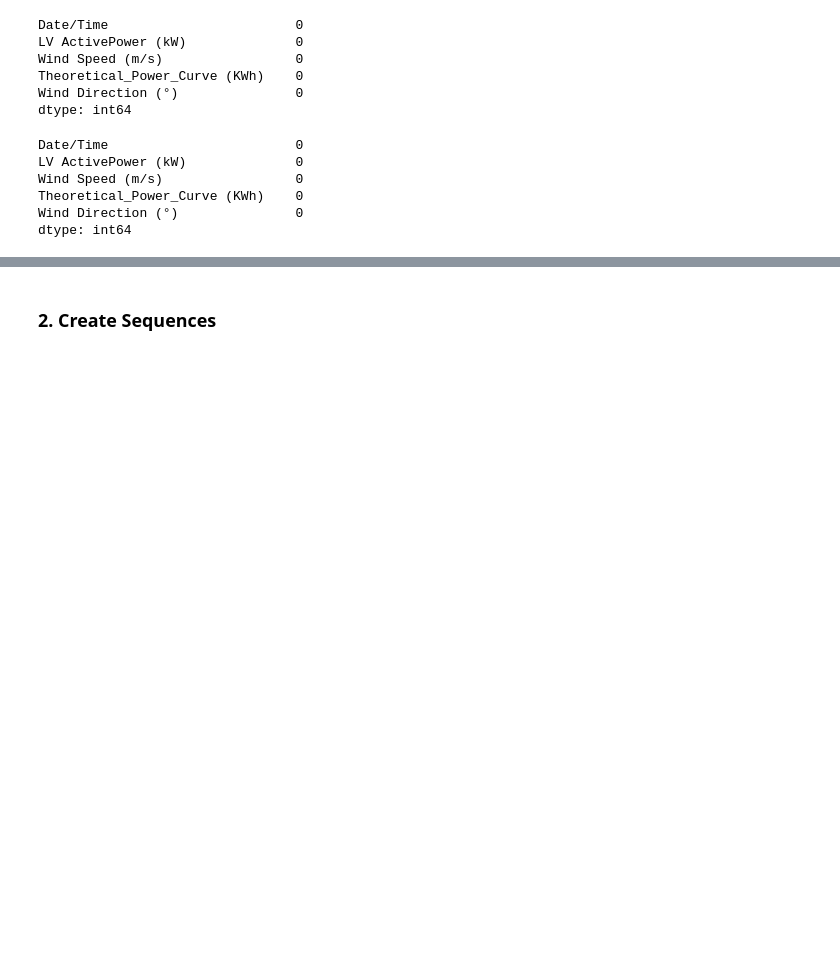
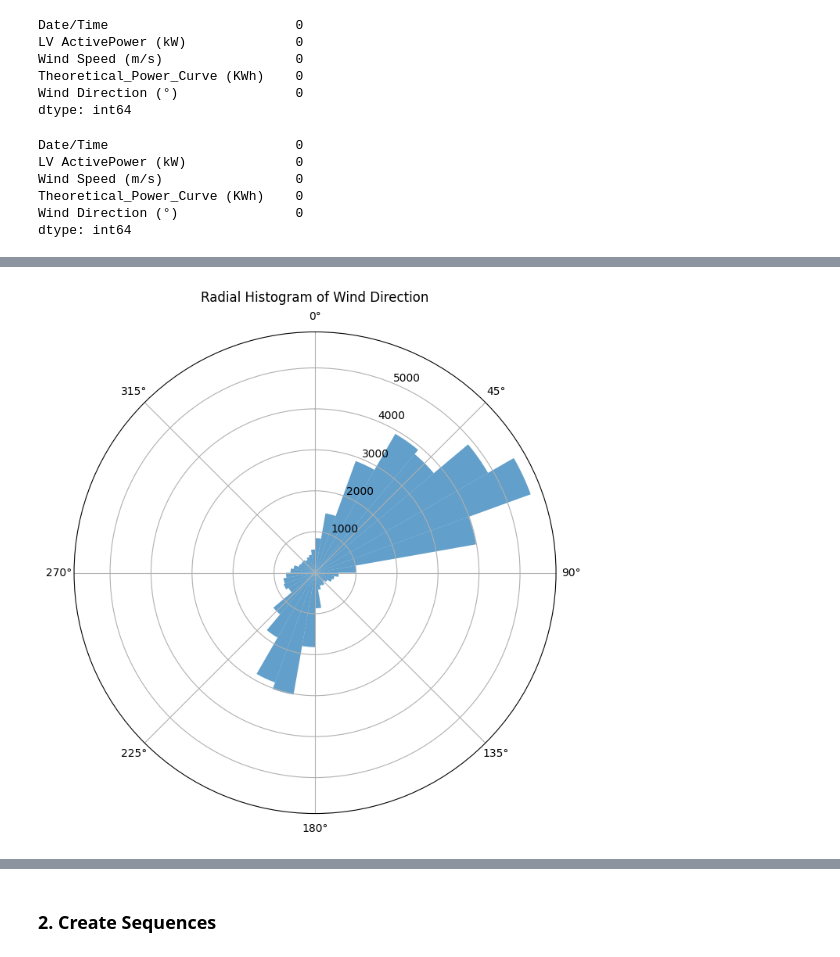
Before and after one commit to pauldennis2/week10_labs, a Jupyter notebook: C10_M05_Lab.ipynb, the cells around one changed output, grey strips where cells are left out. Cells and saved outputs as stored; diff of their text form; code cells hidden in the pictures; blank space fills up the shorter version.

```diff
--- a/C10_M05_Lab.ipynb
+++ b/C10_M05_Lab.ipynb
@@ -52,0 +88,21 @@ dtype: int64
+# %%
+# Convert wind direction to radians
+wind_direction_radians = np.deg2rad(df['Wind Direction (°)'])
+
+# Create bins for wind direction (0 to 360 degrees, mapped to radians)
+num_bins = 36  # Adjust granularity as needed
+hist, bin_edges = np.histogram(wind_direction_radians, bins=num_bins)
+
+# Create a polar histogram
+plt.figure(figsize=(8, 8))
+ax = plt.subplot(111, projection='polar')
+bars = ax.bar(bin_edges[:-1], hist, width=np.diff(bin_edges), align='edge', alpha=0.7)
+
+# Adjust aesthetics
+ax.set_theta_zero_location('N')  # Set 0° at the top (north)
+ax.set_theta_direction(-1)  # Clockwise orientation
+ax.set_title('Radial Histogram of Wind Direction', va='bottom')
+
+plt.show()
+# %% [output]
+[figure, added]
```
Also changed, not shown: parts of 10 cells of this notebook.
